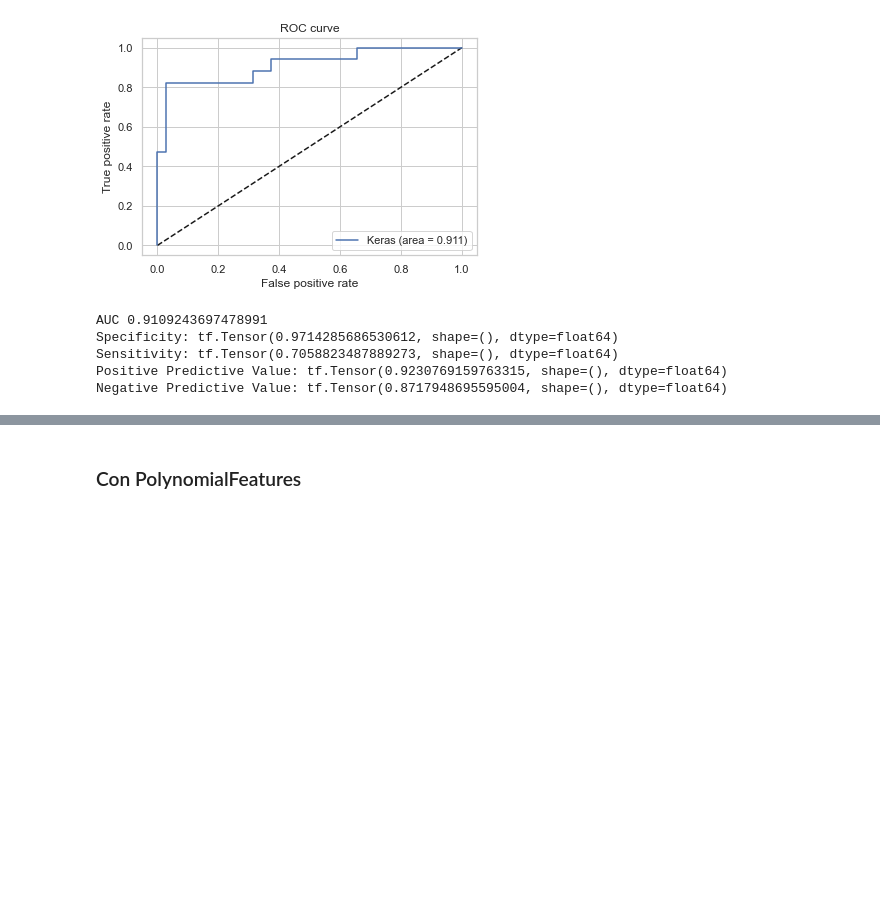
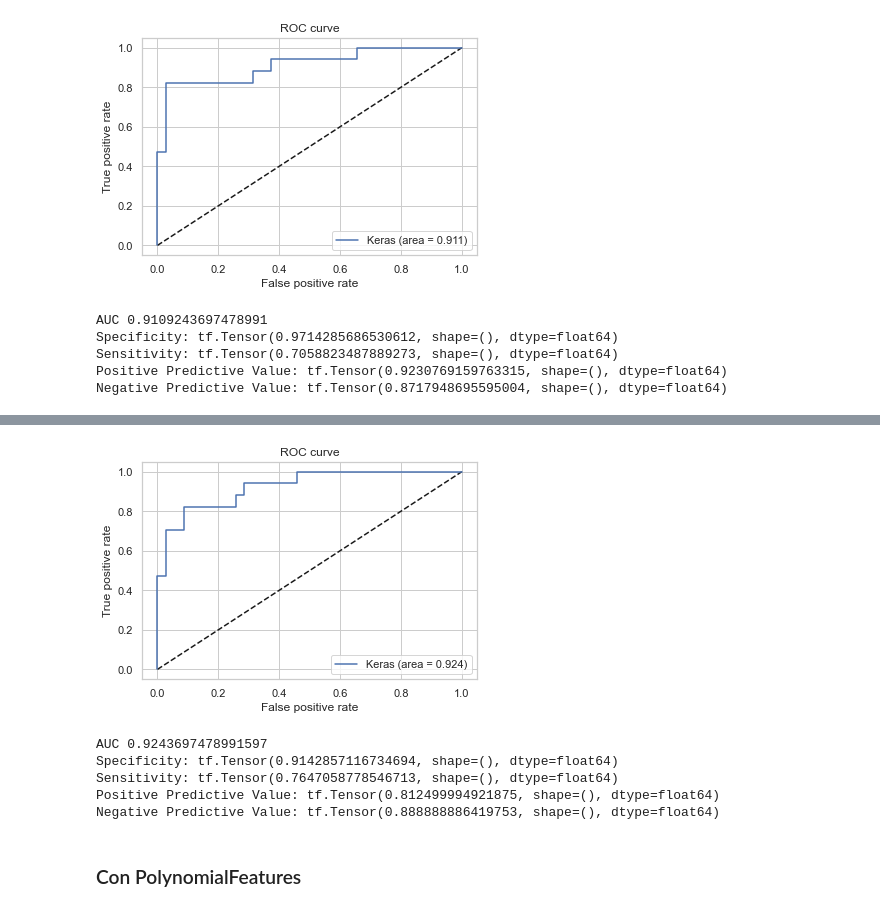
Before and after one commit to matifrancois/DeepLearning_Project2, a Jupyter notebook: Ej1/ej1.ipynb, the cells around one changed output, grey strips where cells are left out. Saved outputs shown, nothing was run; the diff lists cells and outputs as text; code cells hidden in the pictures; blank space fills up the shorter version.

```diff
--- a/Ej1/ej1.ipynb
+++ b/Ej1/ej1.ipynb
@@ -655,2 +676,12 @@ Negative Predictive Value: tf.Tensor(0.8717948695595004, shape=(), dtype=float64
+# %%
+remPedigreePred.plot_roc()
+remPedigreePred.get_metrics()
+# %% [output]
+[figure, added]
+AUC 0.9243697478991597
+Specificity: tf.Tensor(0.9142857116734694, shape=(), dtype=float64)
+Sensitivity: tf.Tensor(0.7647058778546713, shape=(), dtype=float64)
+Positive Predictive Value: tf.Tensor(0.812499994921875, shape=(), dtype=float64)
+Negative Predictive Value: tf.Tensor(0.888888886419753, shape=(), dtype=float64)
 # %% [markdown]
 ### Con PolynomialFeatures
```
Also changed, not shown: parts of 7 cells of this notebook.
